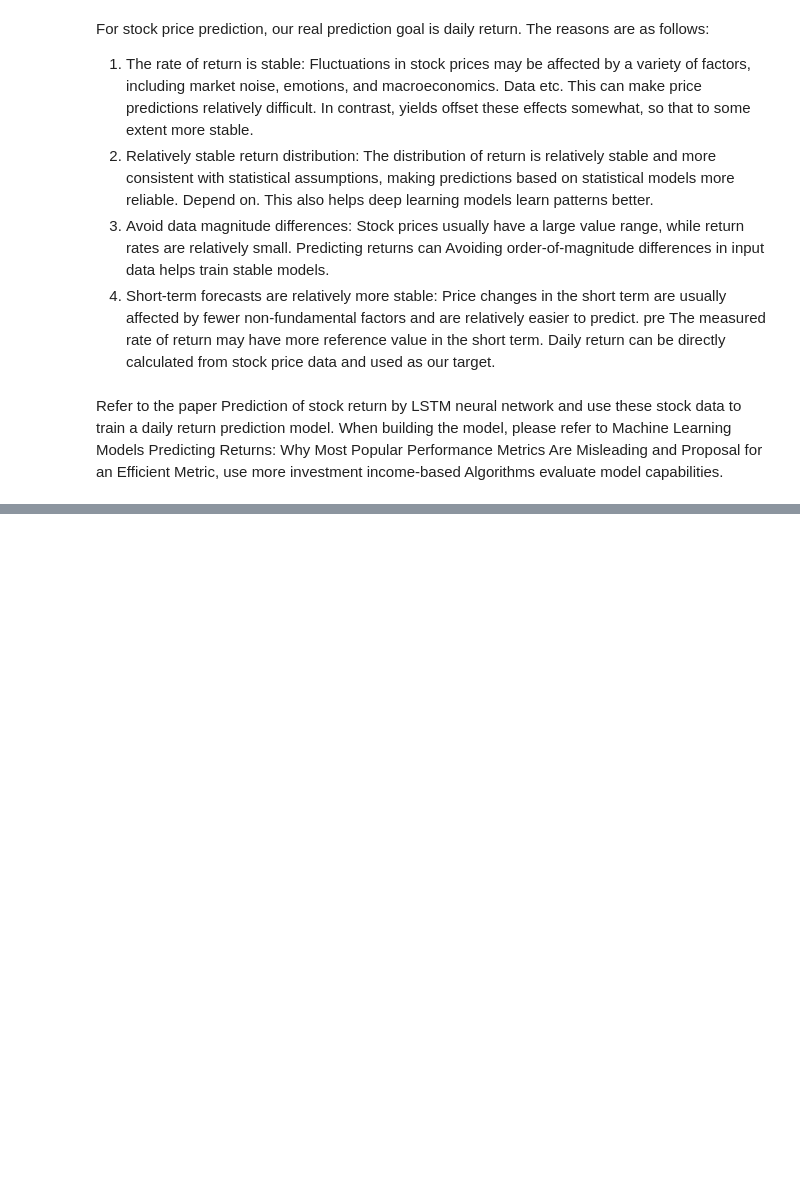
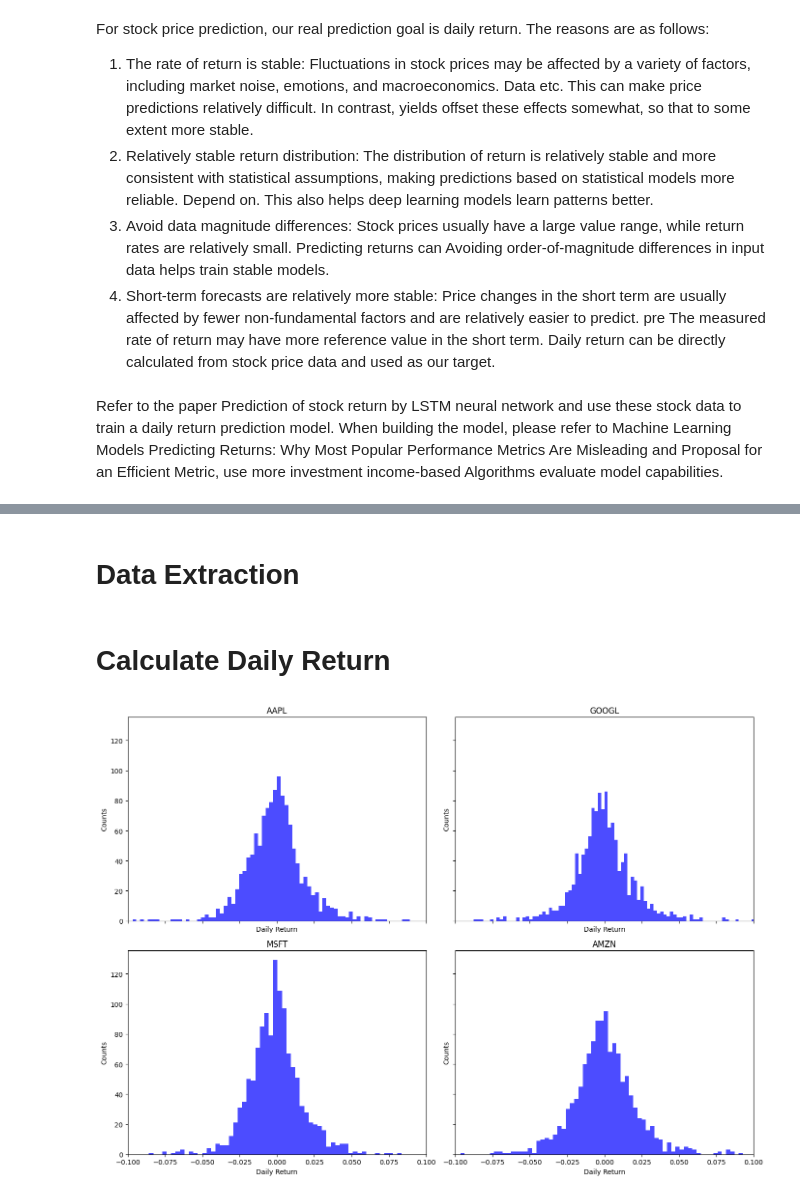
Before and after one commit to LibertyChaser/price_prediction, a Jupyter notebook: code/notebooks/w5_Return_Rate_Prediction_Model.ipynb, the cells around one changed output, grey strips where cells are left out. Cells and saved outputs as stored; diff of their text form; code cells hidden in the pictures; blank space fills up the shorter version.

```diff
--- a/code/notebooks/w5_Return_Rate_Prediction_Model.ipynb
+++ b/code/notebooks/w5_Return_Rate_Prediction_Model.ipynb
@@ -20,0 +41,43 @@ Algorithms evaluate model capabilities.
+# %% [markdown]
+# Data Extraction
+# %%
+row_data_path = '../../data/row/'
+stickers = ['AAPL', 'INTC', 'AMD', 'TSM', 'QCOM', 'AVGO', 'SNPS', 'CRUS',
+            'META', 'AMZN', 'MSFT', 'GOOGL', 'MU', 'MRVL', 'NXPI', 'STM', 'HPQ', 'IBM', 'CSCO']
+
+data_dict = {}
+# %% [markdown]
+# Calculate Daily Return
+# %%
+
+for sticker in stickers:
+    data = pd.read_csv(row_data_path + sticker + '_5_years_daily_data.csv',
+                       index_col='date', parse_dates=True)
+    data['daily_return'] = data['5. adjusted close'].pct_change()
+    data_dict[sticker] = data
+# %%
+# We'll use 100 bins for each histogram to get a similar look and feel as the provided screenshot.
+
+# Define the figure for plotting
+fig, axs = plt.subplots(2, 2, figsize=(14, 10), sharex=True, sharey=True)
+axs = axs.flatten()  # Flatten the array for easy iteration
+
+# List of companies and their data
+company_names = ['AAPL', 'GOOGL', 'MSFT', 'AMZN']
+companies_data = [data_dict[name] for name in company_names]
+
+# Plot histograms of daily returns for each company with adjusted parameters
+for ax, data, name in zip(axs, companies_data, company_names):
+    # Plot the histogram with 100 bins and density=False to show counts
+    ax.hist(data['daily_return'].dropna(), bins=100,
+            color='blue', alpha=0.7, density=False)
+    ax.set_title(f'{name}')
+    ax.set_xlabel('Daily Return')
+    ax.set_ylabel('Counts')
+    # Set the limits for x-axis to normalize across all histograms
+    ax.set_xlim(-0.1, 0.1)
+
+plt.tight_layout()
+plt.show()
+# %% [output]
+[figure, added]
```
Also changed, not shown: parts of 22 cells of this notebook.
